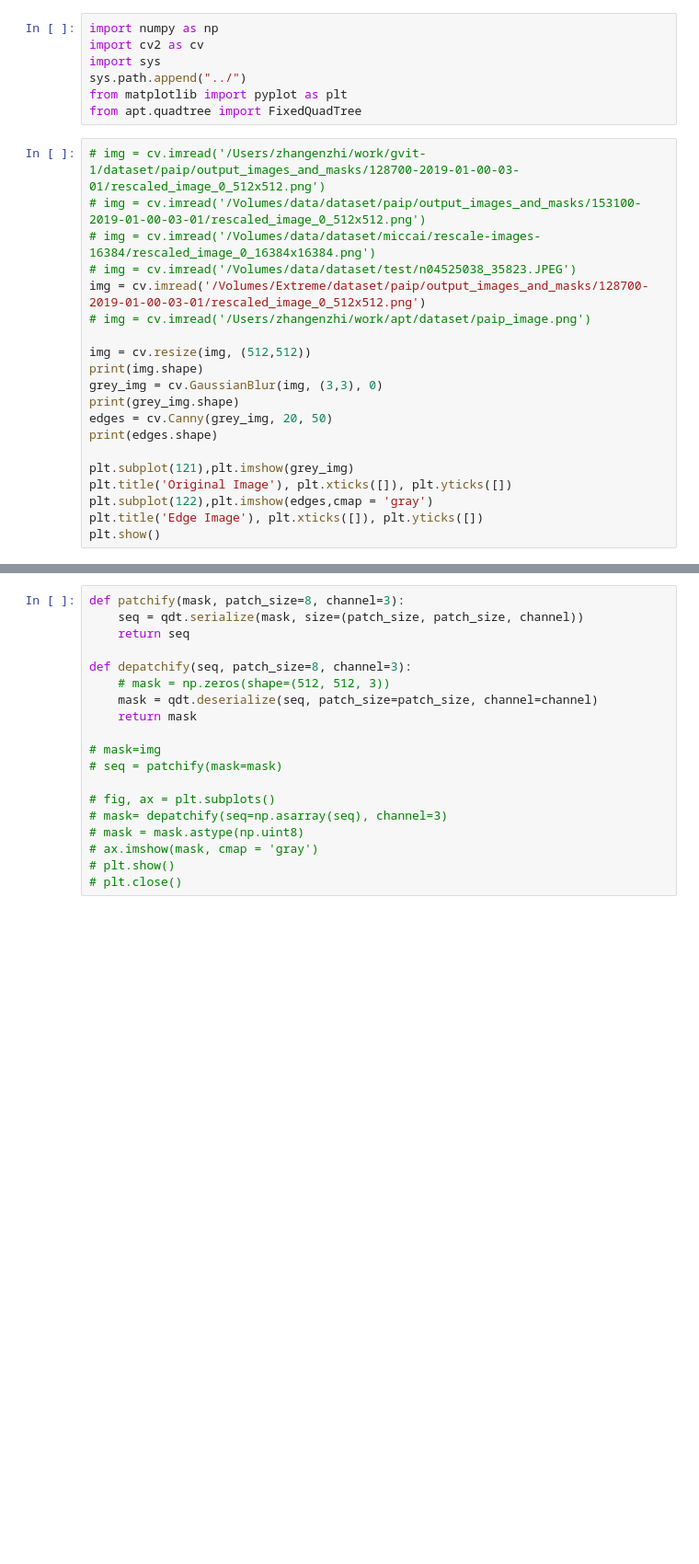
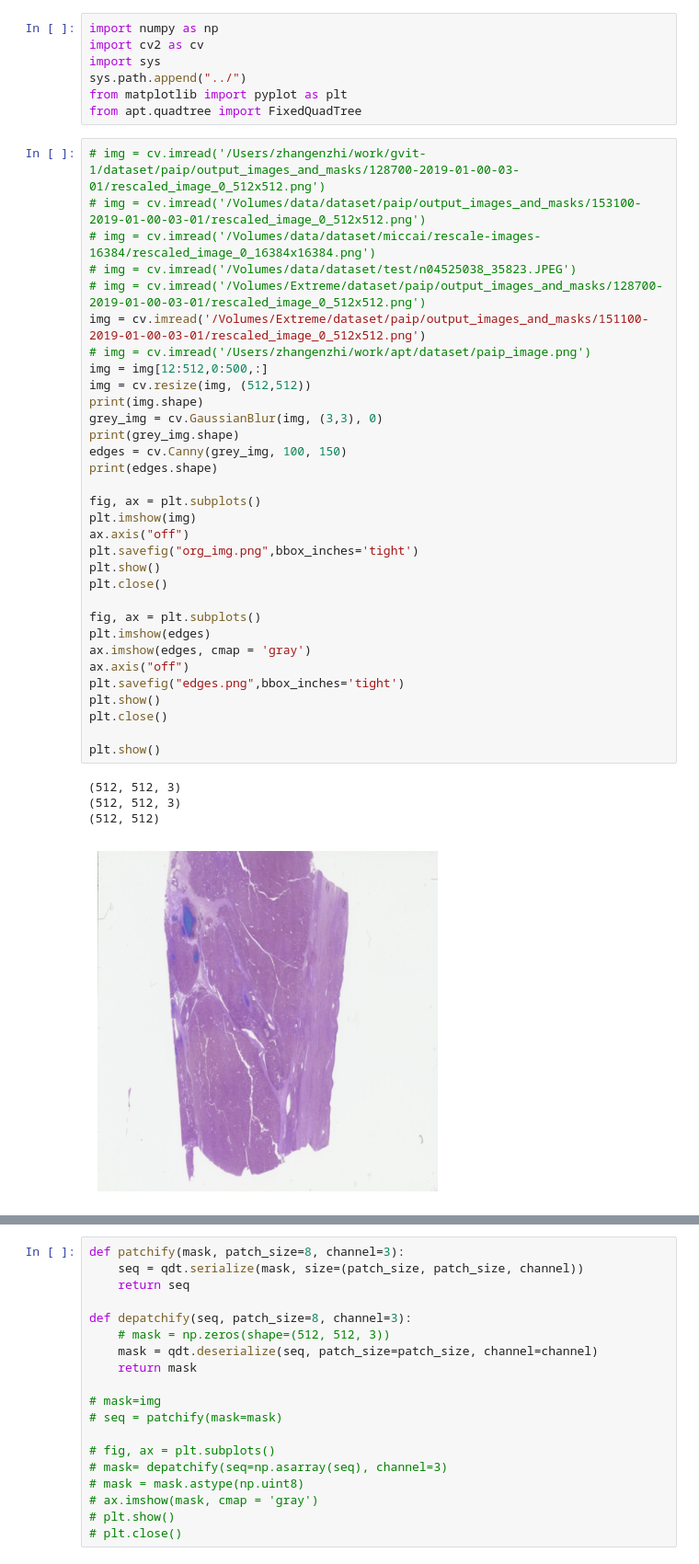
Before and after one commit to zhangenzhi/apt, a Jupyter notebook: utils/patchify.ipynb, the cells around one changed output, grey strips where cells are left out. Shown at 92% size. Saved outputs shown, nothing was run; the diff lists cells and outputs as text; blank space fills up the shorter version.

Commit message:
visualization

```diff
--- a/utils/patchify.ipynb
+++ b/utils/patchify.ipynb
@@ -8,20 +8,37 @@ from apt.quadtree import FixedQuadTree
 # %%
 # img = cv.imread('/Users/zhangenzhi/work/gvit-1/dataset/paip/output_images_and_masks/128700-2019-01-00-03-01/rescaled_image_0_512x512.png')
 # img = cv.imread('/Volumes/data/dataset/paip/output_images_and_masks/153100-2019-01-00-03-01/rescaled_image_0_512x512.png')
 # img = cv.imread('/Volumes/data/dataset/miccai/rescale-images-16384/rescaled_image_0_16384x16384.png')
 # img = cv.imread('/Volumes/data/dataset/test/n04525038_35823.JPEG')
-img = cv.imread('/Volumes/Extreme/dataset/paip/output_images_and_masks/128700-2019-01-00-03-01/rescaled_image_0_512x512.png')
+# img = cv.imread('/Volumes/Extreme/dataset/paip/output_images_and_masks/128700-2019-01-00-03-01/rescaled_image_0_512x512.png')
+img = cv.imread('/Volumes/Extreme/dataset/paip/output_images_and_masks/151100-2019-01-00-03-01/rescaled_image_0_512x512.png')
 # img = cv.imread('/Users/zhangenzhi/work/apt/dataset/paip_image.png')
-
+img = img[12:512,0:500,:]
 img = cv.resize(img, (512,512))
 print(img.shape)
 grey_img = cv.GaussianBlur(img, (3,3), 0)
 print(grey_img.shape)
-edges = cv.Canny(grey_img, 20, 50)
+edges = cv.Canny(grey_img, 100, 150)
 print(edges.shape)
 
-plt.subplot(121),plt.imshow(grey_img)
-plt.title('Original Image'), plt.xticks([]), plt.yticks([])
-plt.subplot(122),plt.imshow(edges,cmap = 'gray')
-plt.title('Edge Image'), plt.xticks([]), plt.yticks([])
+fig, ax = plt.subplots()
+plt.imshow(img)
+ax.axis("off")
+plt.savefig("org_img.png",bbox_inches='tight')
 plt.show()
+plt.close()
+
+fig, ax = plt.subplots()
+plt.imshow(edges)
+ax.imshow(edges, cmap = 'gray')
+ax.axis("off")
+plt.savefig("edges.png",bbox_inches='tight')
+plt.show()
+plt.close()
+
+plt.show()
+# %% [output]
+(512, 512, 3)
+(512, 512, 3)
+(512, 512)
+[figure, added]
```
Also changed, not shown: parts of 9 cells of this notebook, 3 other files.
